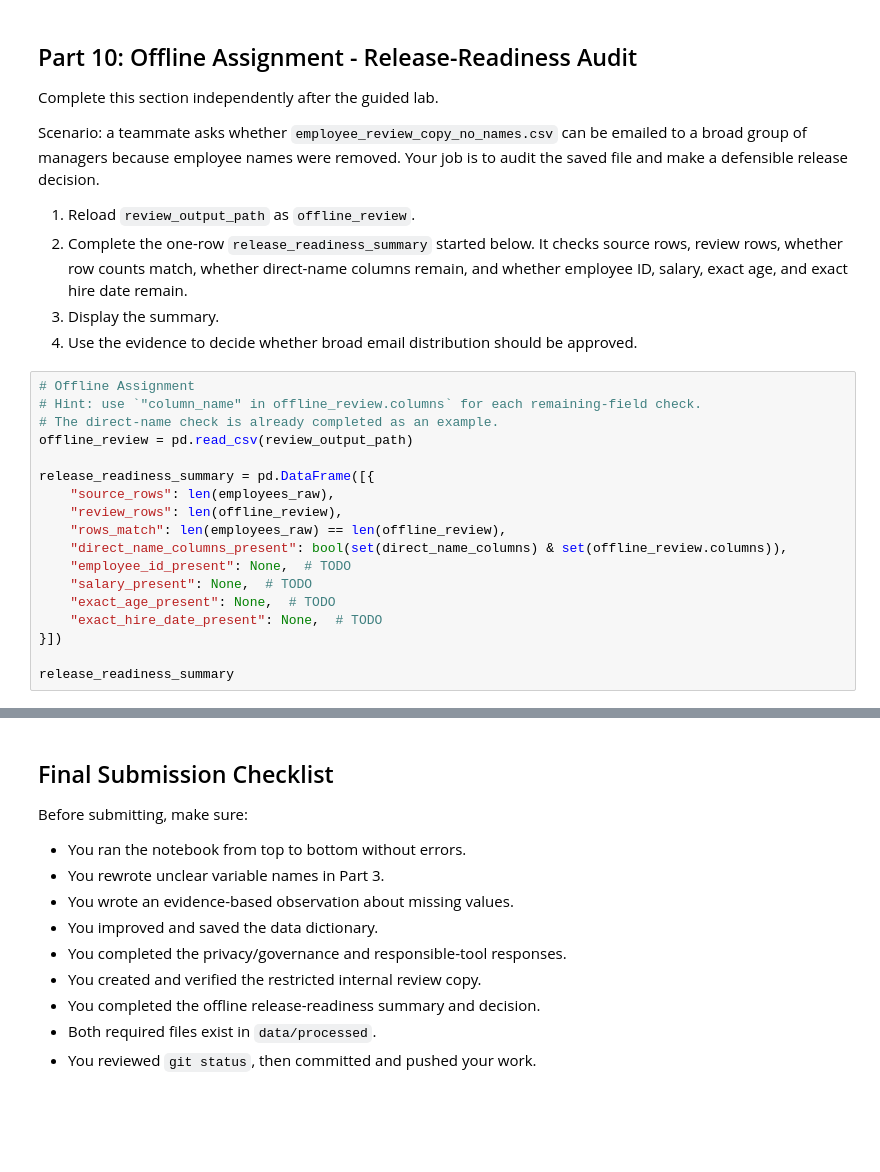
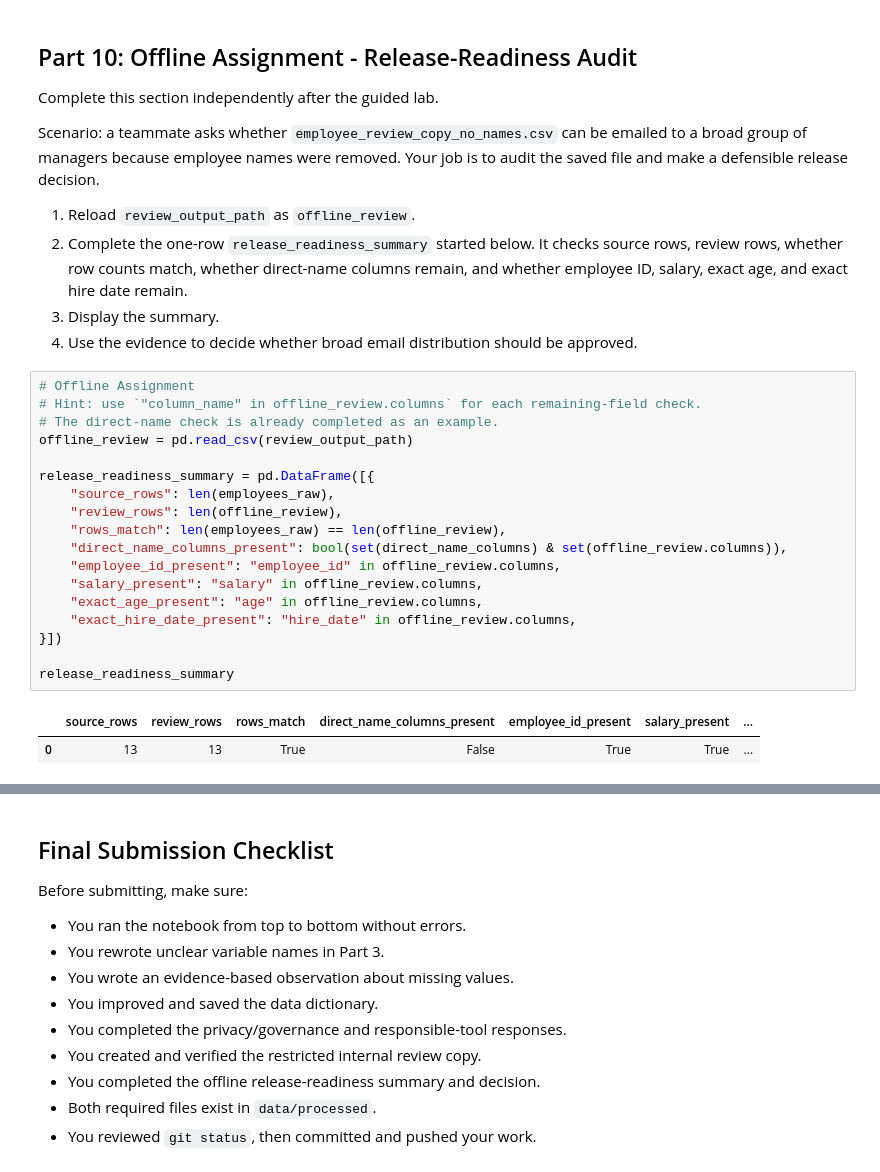
Before and after one commit to Ksandys22/BAN6003-week3-4-KiraSandys, a Jupyter notebook: notebooks/week4_github_repro_governance_lab.ipynb, the cells around one changed output, grey strips where cells are left out. Drawn from its saved outputs; the diff is of its cells as text; blank space fills up the shorter version.

```diff
--- a/notebooks/week4_github_repro_governance_lab.ipynb
+++ b/notebooks/week4_github_repro_governance_lab.ipynb
@@ -376,21 +376,24 @@ Scenario: a teammate asks whether `employee_review_copy_no_names.csv` can be ema
 # %%
 # Offline Assignment
 # Hint: use `"column_name" in offline_review.columns` for each remaining-field check.
 # The direct-name check is already completed as an example.
 offline_review = pd.read_csv(review_output_path)
 
 release_readiness_summary = pd.DataFrame([{
     "source_rows": len(employees_raw),
     "review_rows": len(offline_review),
     "rows_match": len(employees_raw) == len(offline_review),
     "direct_name_columns_present": bool(set(direct_name_columns) & set(offline_review.columns)),
-    "employee_id_present": None,  # TODO
-    "salary_present": None,  # TODO
-    "exact_age_present": None,  # TODO
-    "exact_hire_date_present": None,  # TODO
+    "employee_id_present": "employee_id" in offline_review.columns,
+    "salary_present": "salary" in offline_review.columns,
+    "exact_age_present": "age" in offline_review.columns,
+    "exact_hire_date_present": "hire_date" in offline_review.columns,
 }])
 
 release_readiness_summary
+# %% [output]
+|  | source_rows | review_rows | rows_match | direct_name_columns_present | employee_id_present | salary_present | ... |
+| 0 | 13 | 13 | True | False | True | True | ... |
 # %% [markdown]
 ### Release Decision
 
```
Also changed, not shown: parts of 3 cells of this notebook.
